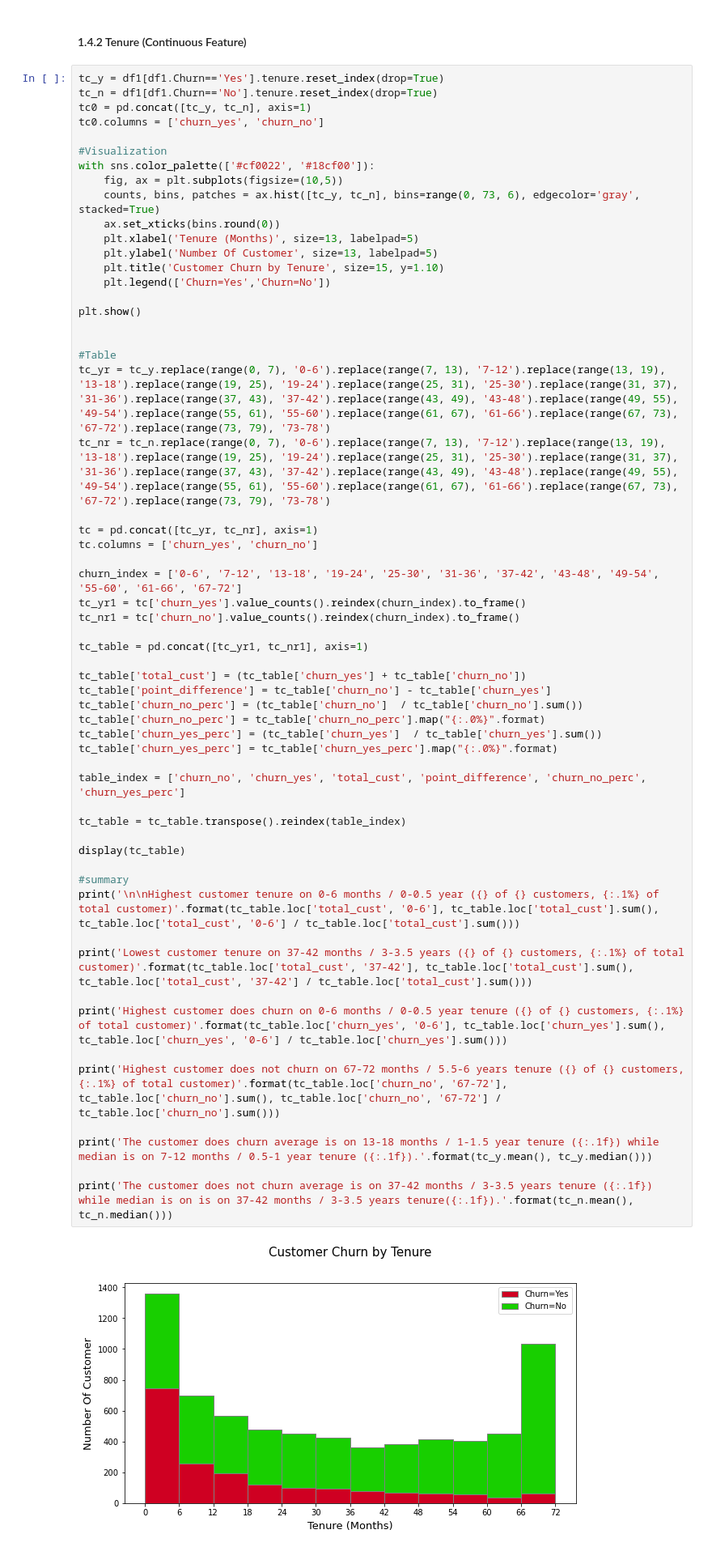
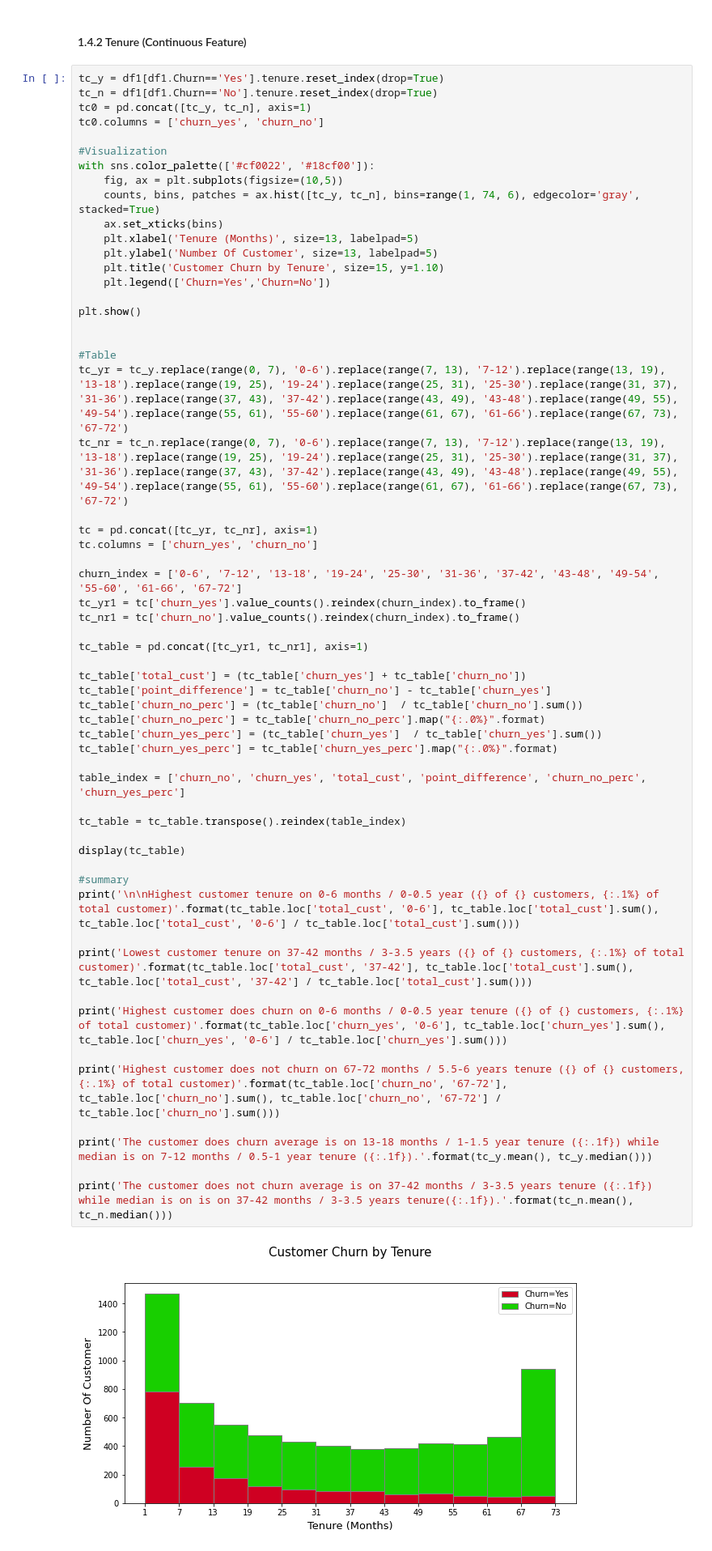
Before and after one commit to muhammadrifki1992/Project, a Jupyter notebook: Project2.ipynb, the cells around one changed output. Shown: that part at 81% size. Cells and saved outputs as stored; diff of their text form.

```diff
--- a/Project2.ipynb
+++ b/Project2.ipynb
@@ -281,8 +281,8 @@ tc0.columns = ['churn_yes', 'churn_no']
 #Visualization
 with sns.color_palette(['#cf0022', '#18cf00']):
     fig, ax = plt.subplots(figsize=(10,5))
-    counts, bins, patches = ax.hist([tc_y, tc_n], bins=range(0, 73, 6), edgecolor='gray', stacked=True)
-    ax.set_xticks(bins.round(0))
+    counts, bins, patches = ax.hist([tc_y, tc_n], bins=range(1, 74, 6), edgecolor='gray', stacked=True)
+    ax.set_xticks(bins)
     plt.xlabel('Tenure (Months)', size=13, labelpad=5)
     plt.ylabel('Number Of Customer', size=13, labelpad=5)
     plt.title('Customer Churn by Tenure', size=15, y=1.10)
@@ -292,8 +292,8 @@ plt.show()
 
 
 #Table
-tc_yr = tc_y.replace(range(0, 7), '0-6').replace(range(7, 13), '7-12').replace(range(13, 19), '13-18').replace(range(19, 25), '19-24').replace(range(25, 31), '25-30').replace(range(31, 37), '31-36').replace(range(37, 43), '37-42').replace(range(43, 49), '43-48').replace(range(49, 55), '49-54').replace(range(55, 61), '55-60').replace(range(61, 67), '61-66').replace(range(67, 73), '67-72').replace(range(73, 79), '73-78')
-tc_nr = tc_n.replace(range(0, 7), '0-6').replace(range(7, 13), '7-12').replace(range(13, 19), '13-18').replace(range(19, 25), '19-24').replace(range(25, 31), '25-30').replace(range(31, 37), '31-36').replace(range(37, 43), '37-42').replace(range(43, 49), '43-48').replace(range(49, 55), '49-54').replace(range(55, 61), '55-60').replace(range(61, 67), '61-66').replace(range(67, 73), '67-72').replace(range(73, 79), '73-78')
+tc_yr = tc_y.replace(range(0, 7), '0-6').replace(range(7, 13), '7-12').replace(range(13, 19), '13-18').replace(range(19, 25), '19-24').replace(range(25, 31), '25-30').replace(range(31, 37), '31-36').replace(range(37, 43), '37-42').replace(range(43, 49), '43-48').replace(range(49, 55), '49-54').replace(range(55, 61), '55-60').replace(range(61, 67), '61-66').replace(range(67, 73), '67-72')
+tc_nr = tc_n.replace(range(0, 7), '0-6').replace(range(7, 13), '7-12').replace(range(13, 19), '13-18').replace(range(19, 25), '19-24').replace(range(25, 31), '25-30').replace(range(31, 37), '31-36').replace(range(37, 43), '37-42').replace(range(43, 49), '43-48').replace(range(49, 55), '49-54').replace(range(55, 61), '55-60').replace(range(61, 67), '61-66').replace(range(67, 73), '67-72')
 
 tc = pd.concat([tc_yr, tc_nr], axis=1)
 tc.columns = ['churn_yes', 'churn_no']
@@ -303,34 +303,34 @@ tc_yr1 = tc['churn_yes'].value_counts().reindex(churn_index).to_frame()
 tc_nr1 = tc['churn_no'].value_counts().reindex(churn_index).to_frame()
 
 tc_table = pd.concat([tc_yr1, tc_nr1], axis=1)
 
 tc_table['total_cust'] = (tc_table['churn_yes'] + tc_table['churn_no'])
 tc_table['point_difference'] = tc_table['churn_no'] - tc_table['churn_yes']
 tc_table['churn_no_perc'] = (tc_table['churn_no']  / tc_table['churn_no'].sum())
 tc_table['churn_no_perc'] = tc_table['churn_no_perc'].map("{:.0%}".format)
 tc_table['churn_yes_perc'] = (tc_table['churn_yes']  / tc_table['churn_yes'].sum())
 tc_table['churn_yes_perc'] = tc_table['churn_yes_perc'].map("{:.0%}".format)
 
 table_index = ['churn_no', 'churn_yes', 'total_cust', 'point_difference', 'churn_no_perc', 'churn_yes_perc']
 
 tc_table = tc_table.transpose().reindex(table_index)
 
 display(tc_table)
 
 #summary
 print('\n\nHighest customer tenure on 0-6 months / 0-0.5 year ({} of {} customers, {:.1%} of total customer)'.format(tc_table.loc['total_cust', '0-6'], tc_table.loc['total_cust'].sum(), tc_table.loc['total_cust', '0-6'] / tc_table.loc['total_cust'].sum()))
 
 print('Lowest customer tenure on 37-42 months / 3-3.5 years ({} of {} customers, {:.1%} of total customer)'.format(tc_table.loc['total_cust', '37-42'], tc_table.loc['total_cust'].sum(), tc_table.loc['total_cust', '37-42'] / tc_table.loc['total_cust'].sum()))
 
 print('Highest customer does churn on 0-6 months / 0-0.5 year tenure ({} of {} customers, {:.1%} of total customer)'.format(tc_table.loc['churn_yes', '0-6'], tc_table.loc['churn_yes'].sum(), tc_table.loc['churn_yes', '0-6'] / tc_table.loc['churn_yes'].sum()))
 
 print('Highest customer does not churn on 67-72 months / 5.5-6 years tenure ({} of {} customers, {:.1%} of total customer)'.format(tc_table.loc['churn_no', '67-72'], tc_table.loc['churn_no'].sum(), tc_table.loc['churn_no', '67-72'] / tc_table.loc['churn_no'].sum()))
 
 print('The customer does churn average is on 13-18 months / 1-1.5 year tenure ({:.1f}) while median is on 7-12 months / 0.5-1 year tenure ({:.1f}).'.format(tc_y.mean(), tc_y.median()))
 
 print('The customer does not churn average is on 37-42 months / 3-3.5 years tenure ({:.1f}) while median is on is on 37-42 months / 3-3.5 years tenure({:.1f}).'.format(tc_n.mean(), tc_n.median()))
 # %% [output]
-[figure, old version]
+[figure, new version]
 |  | 0-6 | 7-12 | 13-18 | 19-24 | 25-30 | 31-36 | 37-42 | 43-48 | 49-54 | 55-60 | 61-66 | ... |
 | churn_no | 686 | 452 | 371 | 359 | 337 | 315 | 296 | 321 | 352 | 360 | 420 | ... |
 | churn_yes | 784 | 253 | 177 | 117 | 94 | 86 | 83 | 62 | 68 | 52 | 43 | ... |
```
Also changed, not shown: parts of 4 cells of this notebook.
